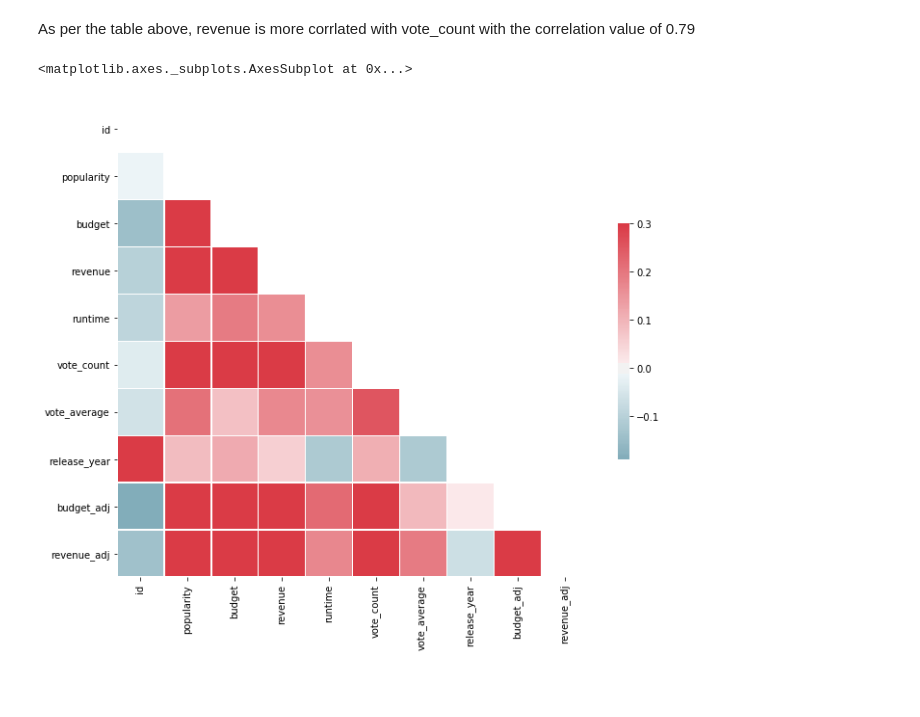
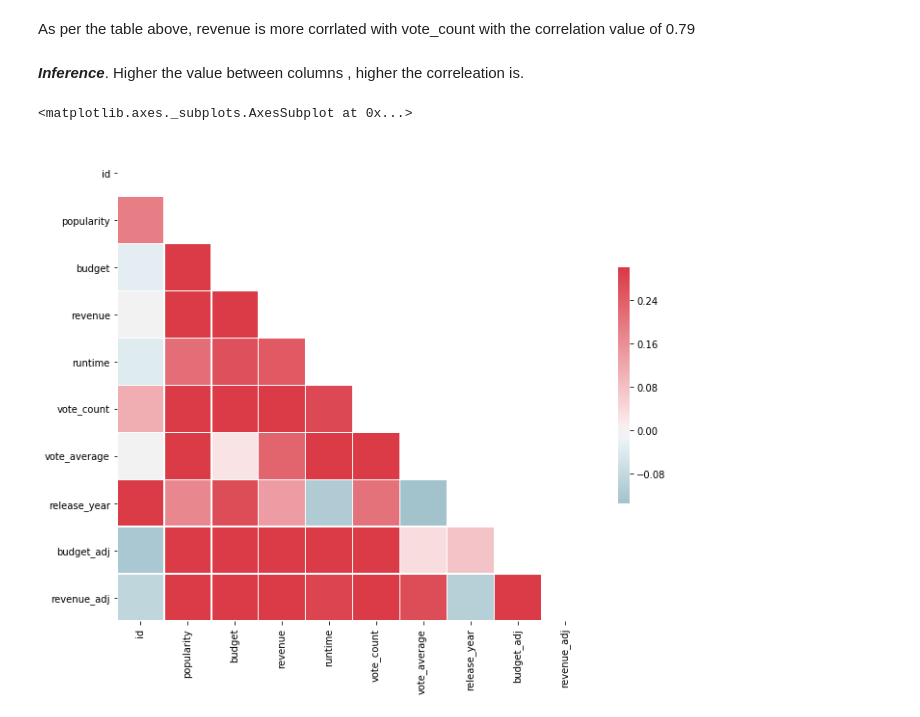
Before and after one commit to jebastincharles/tmdb-movies, a Jupyter notebook: tmdb-movies.ipynb, the cells around one changed output. Drawn from its saved outputs; the diff is of its cells as text; code cells hidden in the pictures; blank space fills up the shorter version.

```diff
--- a/tmdb-movies.ipynb
+++ b/tmdb-movies.ipynb
@@ -161,0 +79,4 @@ data.corr()
+# %%
+dataWithGenres = data[~data['genres'].isnull()]
+pprint("rows with genres.."+str(len(dataWithGenres)))
+dataWithGenres.head()
@@ -161,0 +94,8 @@ data.corr()
+# %%
+# replace zero to na
+dataWithGenres[['budget', 'revenue']] = dataWithGenres[['budget', 'revenue']].replace(0, np.NAN)
+#dataWithGenres.head()
+# removing NAN
+dataWithGenres.dropna(subset = ['budget', 'revenue'], inplace = True)
+rows, col = dataWithGenres.shape
+pprint("rows without zero revenue and budget.."+str(len(dataWithGenres)))
@@ -162,18 +286,20 @@ data.corr()
 # %% [markdown]
 As per the table above, revenue is more corrlated with vote_count with the correlation value of 0.79
+# %% [markdown]
+***Inference***. Higher the value between columns , higher the correleation is.
 # %%
 # Compute the correlation matrix
-corr = data.corr()
+corr = dataWithGenres.corr()
 
 mask = np.zeros_like(corr, dtype=np.bool)
 mask[np.triu_indices_from(mask)] = True
 
 f, ax = plt.subplots(figsize=(11, 9))
 
 cmap = sn.diverging_palette(220, 10, as_cmap=True)
 
 sn.heatmap(corr, mask=mask, cmap=cmap, vmax=.3, center=0,
           square=True, linewidths=.5, cbar_kws={"shrink": .5})
 # %% [output]
 <matplotlib.axes._subplots.AxesSubplot at 0x...>
-[figure, old version]
+[figure, new version]
```
Also changed, not shown: parts of 51 cells of this notebook, 1 other file.
